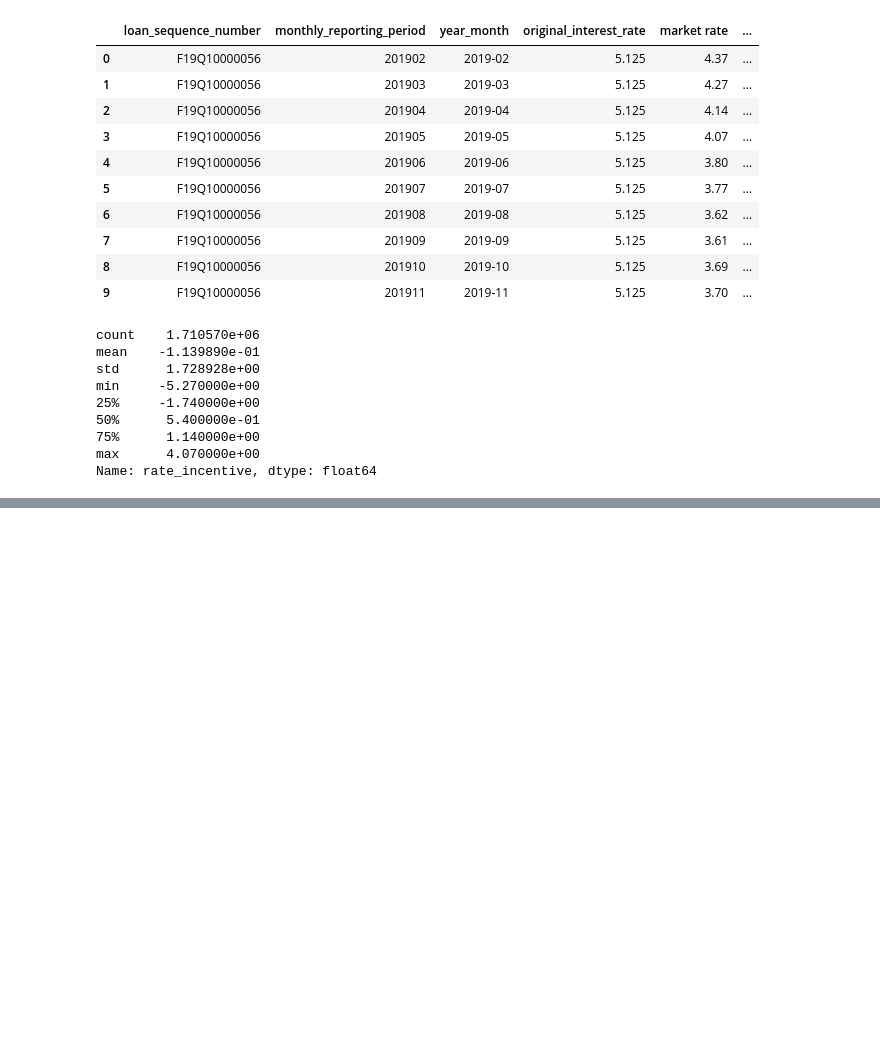
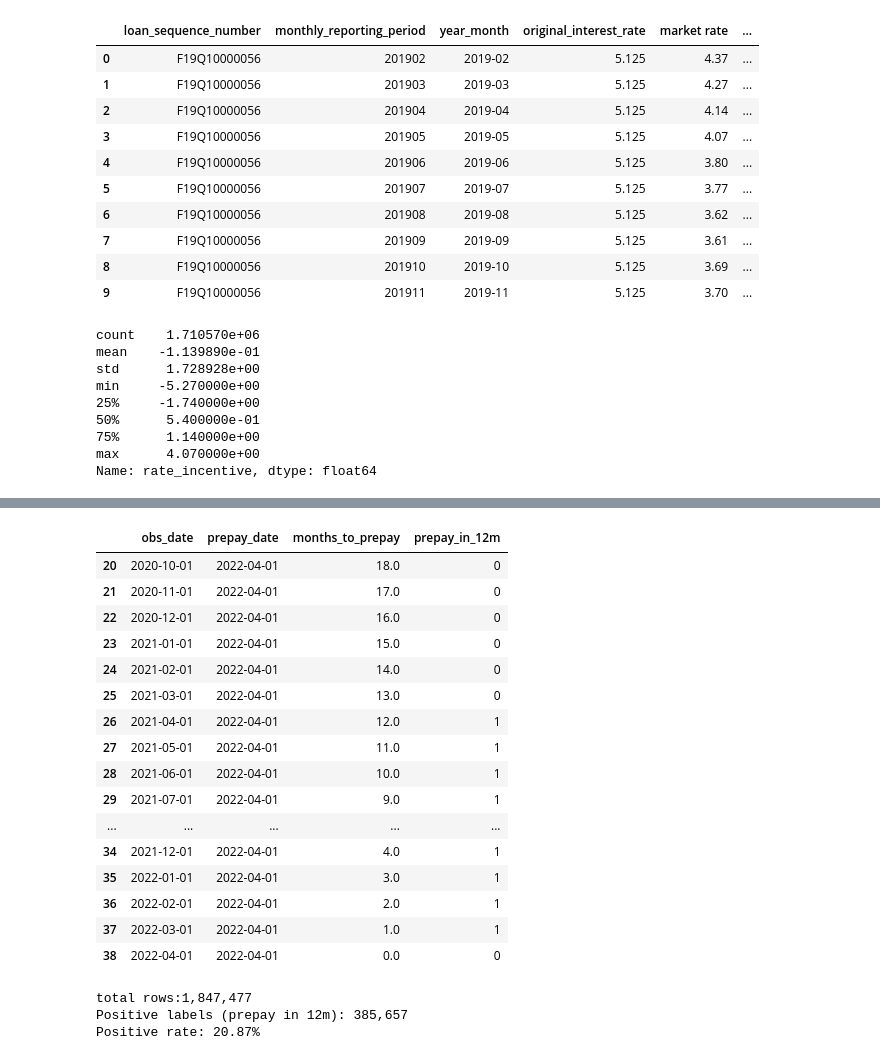
Before and after one commit to dixitbhavin/mbs-prepayment-ml, a Jupyter notebook: 01_load_data.ipynb, the cells around one changed output, grey strips where cells are left out. Saved outputs shown, nothing was run; the diff lists cells and outputs as text; code cells hidden in the pictures; blank space fills up the shorter version.

Commit message:
Day 5:build 12-month forward prepayment target

```diff
--- a/01_load_data.ipynb
+++ b/01_load_data.ipynb
@@ -301,3 +301,13 @@ min     -5.270000e+00
 75%      1.140000e+00
 max      4.070000e+00
 Name: rate_incentive, dtype: float64
+# %%
+# Building the ML target
+
+combined['obs_date']=pd.to_datetime(combined["monthly_reporting_period"],format="%Y%m")
+
+# for every loan find the date it prepaid
+
+prepay_dates=combined[combined["zero_balance_code"]==1][["loan_sequence_number","obs_date"]].rename(columns={"obs_date":"prepay_date"})
+
+print(f"Total prepay events: {len(prepay_dates):,}")
@@ -303,0 +316,6 @@ Name: rate_incentive, dtype: float64
+# %%
+# Add prepay date to combined data
+
+combined=pd.merge(combined,prepay_dates,on="loan_sequence_number",how="left")
+
+combined.head(10)
@@ -303,0 +335,4 @@ Name: rate_incentive, dtype: float64
+# %%
+combined["months_to_prepay"]=((combined["prepay_date"]-combined["obs_date"]).dt.days/30.44).round()
+
+combined[combined["loan_sequence_number"]=="F19Q10000056"][["obs_date","prepay_date","months_to_prepay"]].head(15)
@@ -303,0 +356,32 @@ Name: rate_incentive, dtype: float64
+# %%
+# Did the loan prepay in next 12 months
+
+combined["prepay_in_12m"]=((combined["months_to_prepay"]>=1)& (combined["months_to_prepay"]<=12)).astype(int)
+
+combined[combined["loan_sequence_number"]=="F19Q10000056"][["obs_date", "prepay_date", "months_to_prepay", "prepay_in_12m"]].iloc[20:40]
+# %% [output]
+|  | obs_date | prepay_date | months_to_prepay | prepay_in_12m |
+| 20 | 2020-10-01 | 2022-04-01 | 18.0 | 0 |
+| 21 | 2020-11-01 | 2022-04-01 | 17.0 | 0 |
+| 22 | 2020-12-01 | 2022-04-01 | 16.0 | 0 |
+| 23 | 2021-01-01 | 2022-04-01 | 15.0 | 0 |
+| 24 | 2021-02-01 | 2022-04-01 | 14.0 | 0 |
+| 25 | 2021-03-01 | 2022-04-01 | 13.0 | 0 |
+| 26 | 2021-04-01 | 2022-04-01 | 12.0 | 1 |
+| 27 | 2021-05-01 | 2022-04-01 | 11.0 | 1 |
+| 28 | 2021-06-01 | 2022-04-01 | 10.0 | 1 |
+| 29 | 2021-07-01 | 2022-04-01 | 9.0 | 1 |
+| ... | ... | ... | ... | ... |
+| 34 | 2021-12-01 | 2022-04-01 | 4.0 | 1 |
+| 35 | 2022-01-01 | 2022-04-01 | 3.0 | 1 |
+| 36 | 2022-02-01 | 2022-04-01 | 2.0 | 1 |
+| 37 | 2022-03-01 | 2022-04-01 | 1.0 | 1 |
+| 38 | 2022-04-01 | 2022-04-01 | 0.0 | 0 |
+# %%
+print(f'total rows:{len(combined):,}')
+print(f"Positive labels (prepay in 12m): {combined['prepay_in_12m'].sum():,}")
+print(f"Positive rate: {combined['prepay_in_12m'].mean():.2%}")
+# %% [output]
+total rows:1,847,477
+Positive labels (prepay in 12m): 385,657
+Positive rate: 20.87%
```
Also changed, not shown: parts of 3 cells of this notebook.
